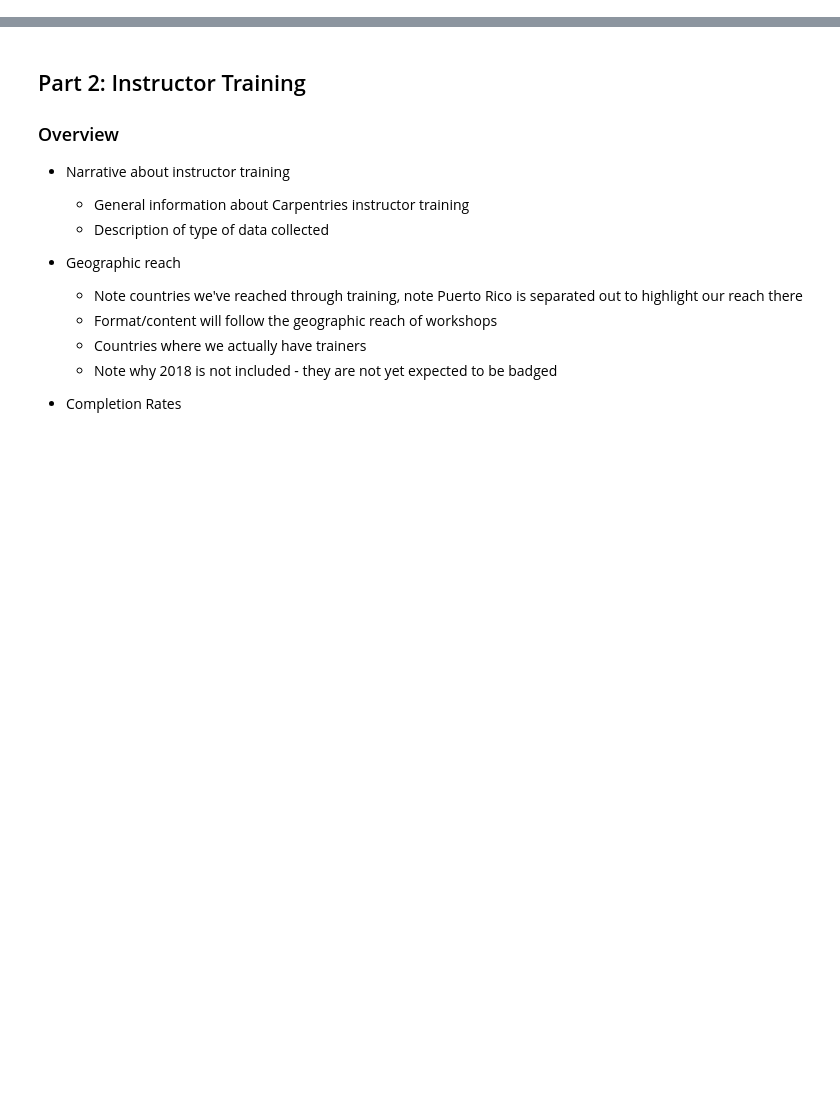
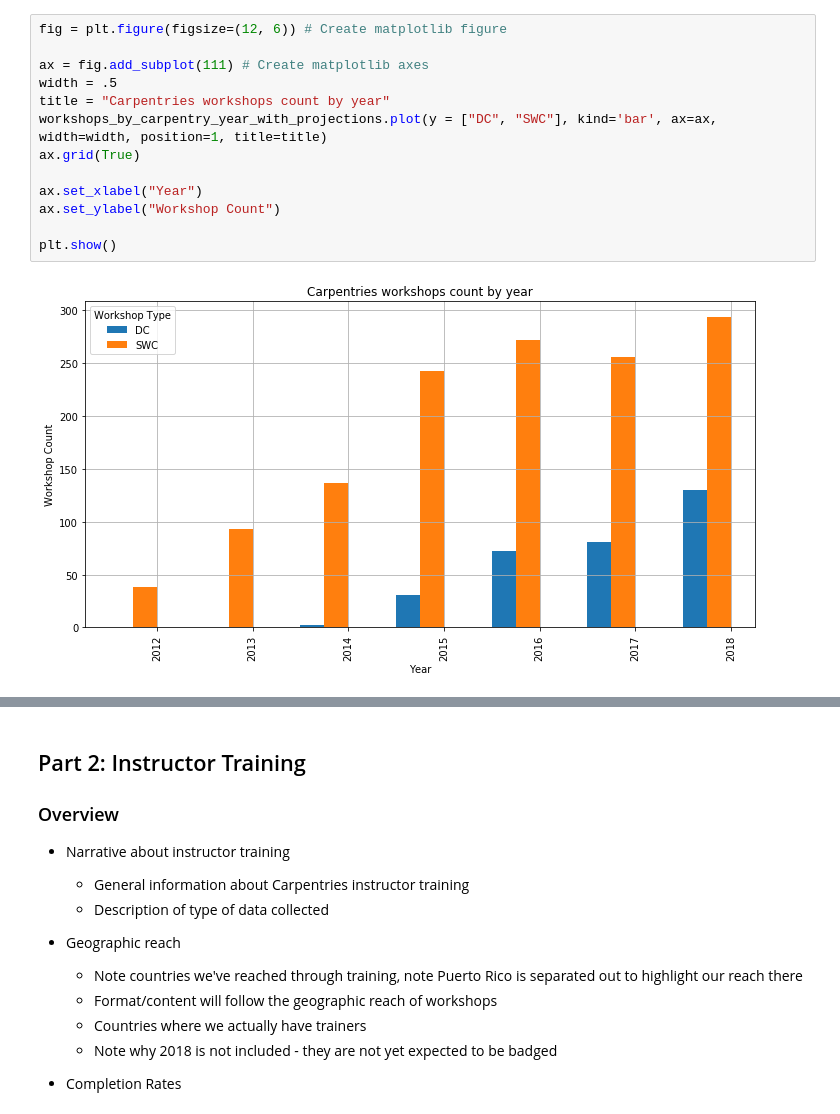
Before and after one commit to carpentries/assessment, a Jupyter notebook: programmatic-assessment/workshops/final_report_outline.ipynb, the cells around one changed output, grey strips where cells are left out. Cells and saved outputs as stored; diff of their text form; blank space fills up the shorter version.

```diff
--- a/programmatic-assessment/workshops/final_report_outline.ipynb
+++ b/programmatic-assessment/workshops/final_report_outline.ipynb
@@ -49,0 +166,15 @@ Data are collected by a team of Workshop Administrators.  In Africa, Australia,
+# %%
+fig = plt.figure(figsize=(12, 6)) # Create matplotlib figure
+
+ax = fig.add_subplot(111) # Create matplotlib axes
+width = .5
+title = "Carpentries workshops count by year"
+workshops_by_carpentry_year_with_projections.plot(y = ["DC", "SWC"], kind='bar', ax=ax, width=width, position=1, title=title)
+ax.grid(True)
+
+ax.set_xlabel("Year")
+ax.set_ylabel("Workshop Count")
+
+plt.show()
+# %% [output]
+[figure, added]
```
Also changed, not shown: parts of 26 cells of this notebook, 1 other file.
